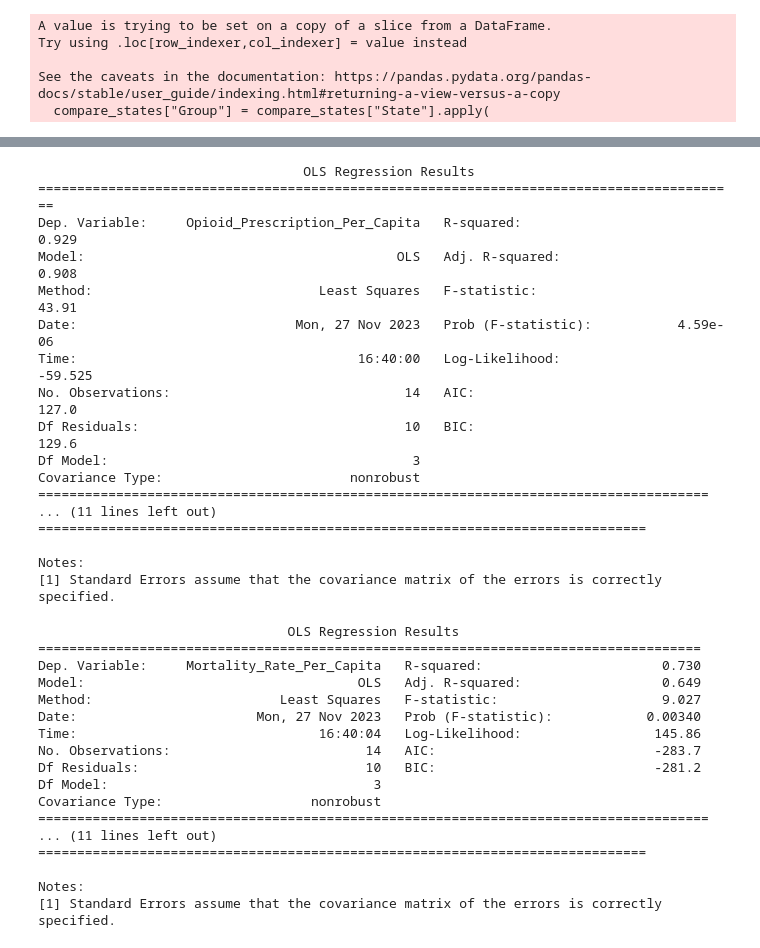
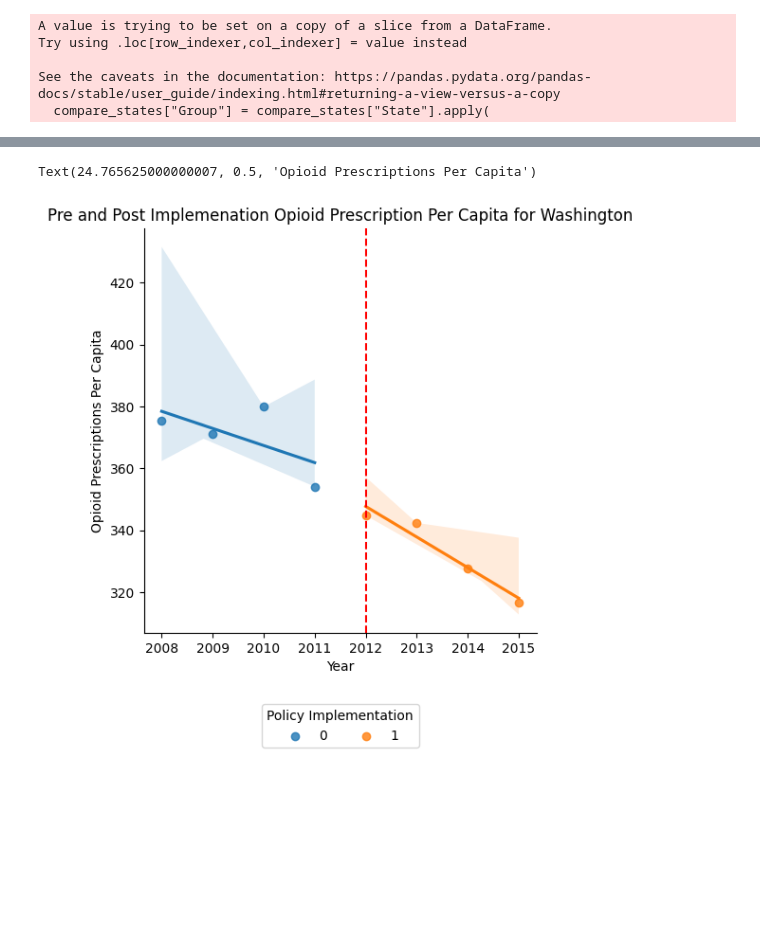
Before and after one commit to MIDS-at-Duke/Opioid-Team-Project-Group-9, a Jupyter notebook: Codes/Opioid-Suim.ipynb, the cells around one changed output, grey strips where cells are left out. Drawn from its saved outputs; the diff is of its cells as text; code cells hidden in the pictures; blank space fills up the shorter version.

Commit message:
Update the pre-post, diff-in-diff plot of shipment

```diff
--- a/Codes/Opioid-Suim.ipynb
+++ b/Codes/Opioid-Suim.ipynb
@@ -403,48 +411,2 @@ combined_data
 # %%
 from statsmodels.formula.api import ols
-# %%
-formula_1 = "Opioid_Prescription_Per_Capita ~ if_treat + if_effect + if_treat:if_effect"
-model_opioid = ols(formula_1, combined_data).fit()
-
-print(model_opioid.summary())
-# %% [output]
-                                  OLS Regression Results
-==========================================================================================
-Dep. Variable:     Opioid_Prescription_Per_Capita   R-squared:                       0.929
-Model:                                        OLS   Adj. R-squared:                  0.908
-Method:                             Least Squares   F-statistic:                     43.91
-Date:                            Mon, 27 Nov 2023   Prob (F-statistic):           4.59e-06
-Time:                                    16:40:00   Log-Likelihood:                -59.525
-No. Observations:                              14   AIC:                             127.0
-Df Residuals:                                  10   BIC:                             129.6
-Df Model:                                       3
-Covariance Type:                        nonrobust
-======================================================================================
-... (11 lines left out)
-==============================================================================
-
-Notes:
-[1] Standard Errors assume that the covariance matrix of the errors is correctly specified.
-# %%
-formula_2 = "Mortality_Rate_Per_Capita ~ if_treat + if_effect + if_treat:if_effect"
-model_mortality = ols(formula_2, combined_data).fit()
-
-print(model_mortality.summary())
-# %% [output]
-                                OLS Regression Results
-=====================================================================================
-Dep. Variable:     Mortality_Rate_Per_Capita   R-squared:                       0.730
-Model:                                   OLS   Adj. R-squared:                  0.649
-Method:                        Least Squares   F-statistic:                     9.027
-Date:                       Mon, 27 Nov 2023   Prob (F-statistic):            0.00340
-Time:                               16:40:04   Log-Likelihood:                 145.86
-No. Observations:                         14   AIC:                            -283.7
-Df Residuals:                             10   BIC:                            -281.2
-Df Model:                                  3
-Covariance Type:                   nonrobust
-======================================================================================
-... (11 lines left out)
-==============================================================================
-
-Notes:
-[1] Standard Errors assume that the covariance matrix of the errors is correctly specified.
@@ -450,0 +416,26 @@ Notes:
+# %%
+plot = sns.lmplot(
+    data=combined_data[combined_data["if_treat"] == 1],
+    x="Year",
+    y="Opioid_Prescription_Per_Capita",
+    hue="if_effect",
+    legend=False,
+)
+plot.set(
+    title=f"Pre and Post Implemenation Opioid Prescription Per Capita for Washington"
+)
+
+plt.legend(
+    loc="lower center",
+    bbox_to_anchor=(0.5, -0.3),
+    title="Policy Implementation",
+    ncol=2,
+)
+
+ax = plot.axes[0, 0]
+policy_year = 2012
+ax.axvline(policy_year, ls="--", color="red")
+ax.set_ylabel("Opioid Prescriptions Per Capita")
+# %% [output]
+Text(24.765625000000007, 0.5, 'Opioid Prescriptions Per Capita')
+[figure, added]
```
Also changed, not shown: parts of 8 cells of this notebook.
